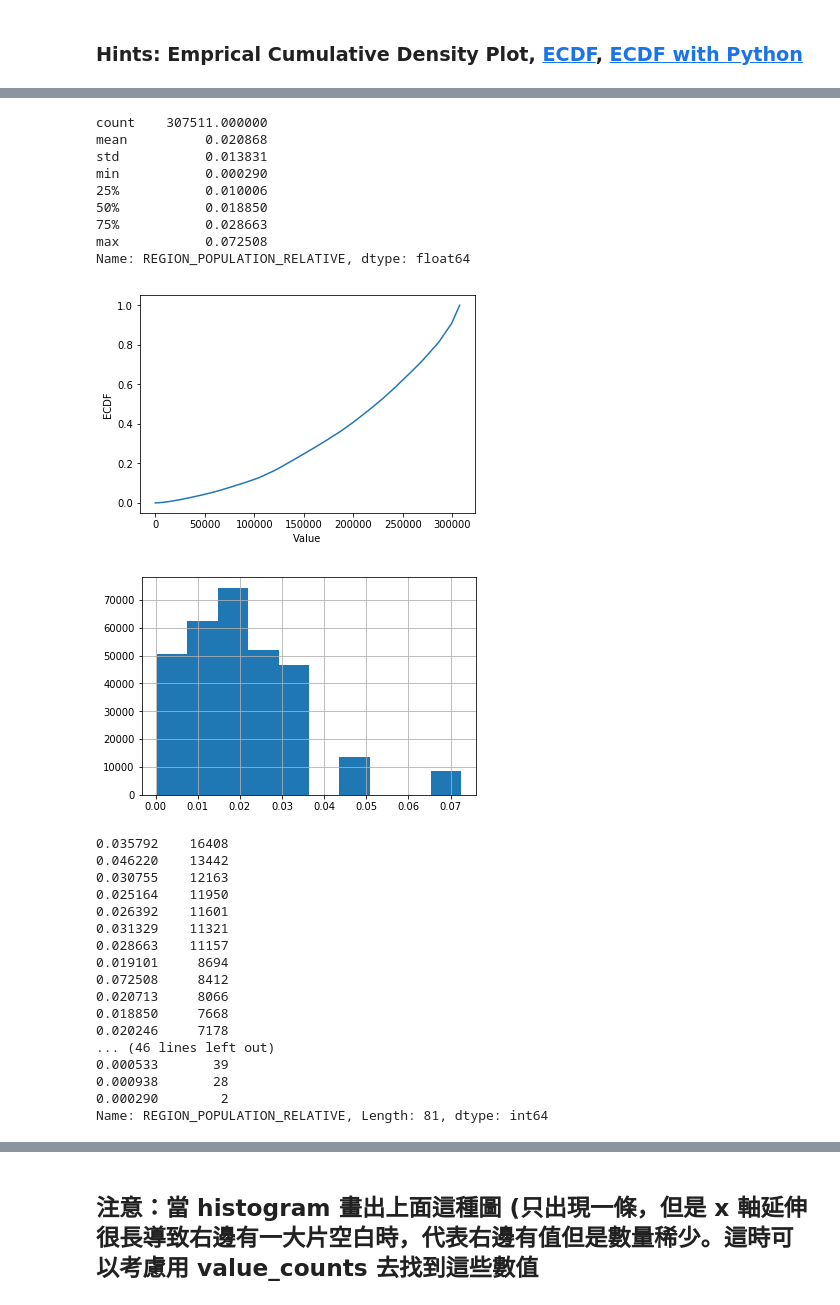
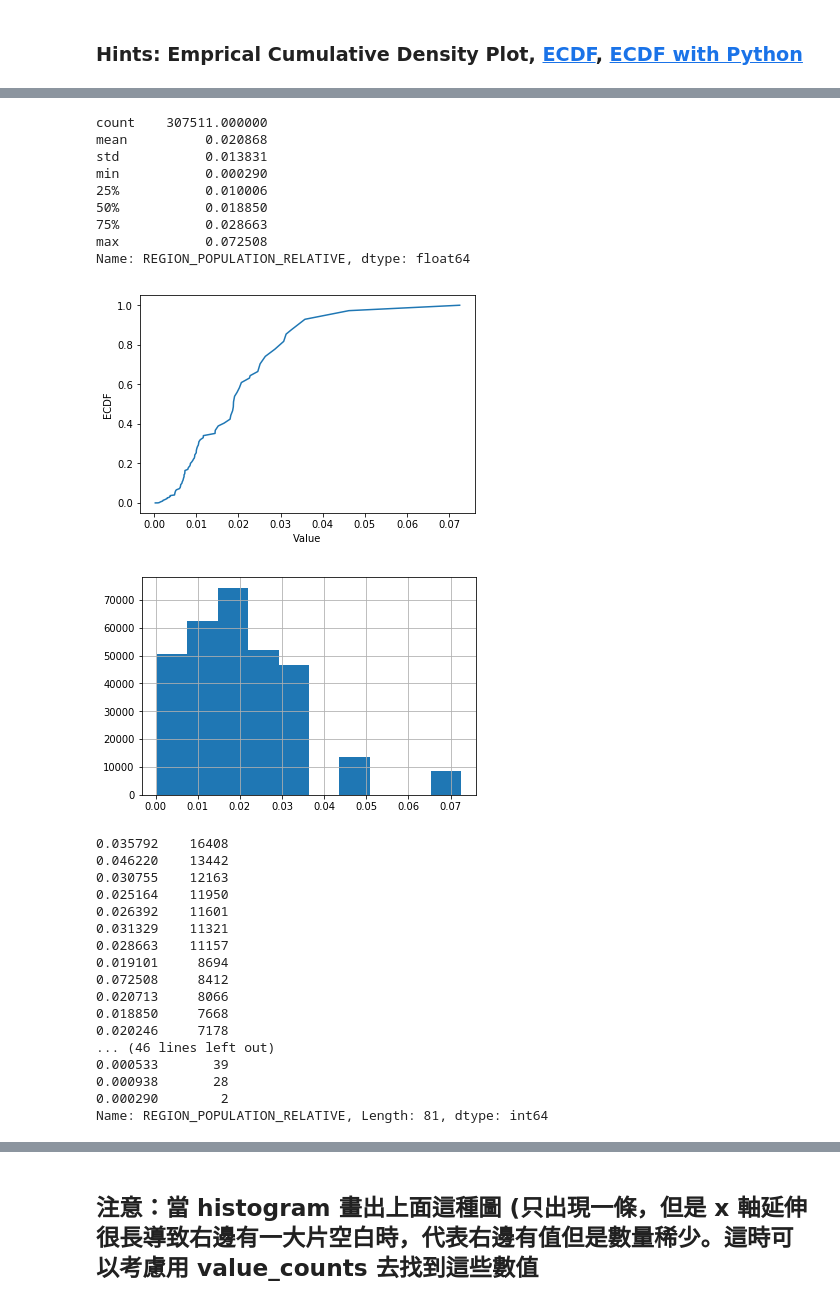
Before and after one commit to Han-IChun/2nd-ML100Days, a Jupyter notebook: Homework/Day_006_HW.ipynb, the cells around one changed output, grey strips where cells are left out. Saved outputs shown, nothing was run; the diff lists cells and outputs as text; code cells hidden in the pictures.

```diff
--- a/Homework/Day_006_HW.ipynb
+++ b/Homework/Day_006_HW.ipynb
@@ -136,37 +128,37 @@ print(app_train['REGION_POPULATION_RELATIVE'].describe())
 # 繪製 Empirical Cumulative Density Plot (ECDF)
 """
 Your Code Here
 """
-cdf = app_train['REGION_POPULATION_RELATIVE'].sort_values()
-cdf = cdf.reset_index(drop=True)
-cdf = cdf.cumsum()
+cdf = app_train['REGION_POPULATION_RELATIVE'].value_counts().sort_index().cumsum()
+# cdf = cdf.reset_index(drop=True)
+# cdf = cdf.cumsum()
 
 
 
 plt.plot(list(cdf.index), cdf/cdf.max())
 plt.xlabel('Value')
 plt.ylabel('ECDF')
 plt.ylim([-0.05,1.05]) # 限制顯示圖片的範圍
 plt.show()
 
 app_train['REGION_POPULATION_RELATIVE'].hist()
 plt.show()
 
 app_train['REGION_POPULATION_RELATIVE'].value_counts()
 
 # 就以這個欄位來說，雖然有資料掉在分布以外，也不算異常，僅代表這間公司在稍微熱鬧的地區有的據點較少，
 # 導致 region population relative 在少的部分較為密集，但在大的部分較為疏漏
 # %% [output]
 count    307511.000000
 mean          0.020868
 std           0.013831
 min           0.000290
 25%           0.010006
 50%           0.018850
 75%           0.028663
 max           0.072508
 Name: REGION_POPULATION_RELATIVE, dtype: float64
-[figure, old version]
+[figure, new version]
 [figure]
 0.035792    16408
 0.046220    13442
```
Also changed, not shown: parts of 2 cells of this notebook, 9 other files.
